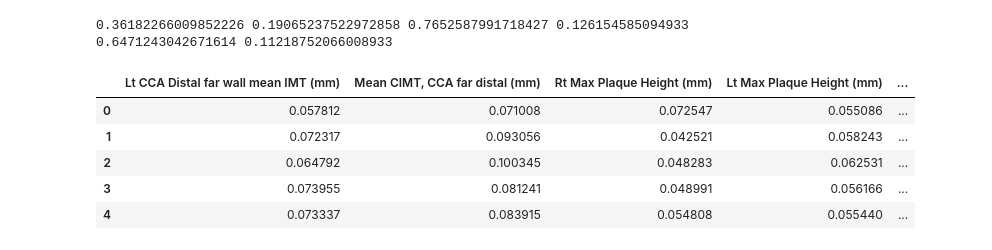
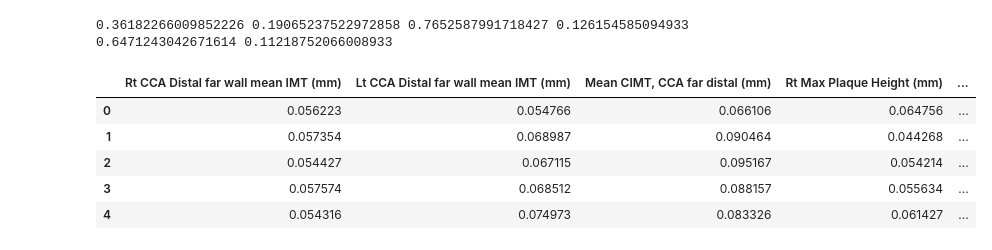
Before and after one commit to ricky-hu/carotid, a Jupyter notebook: classifier.ipynb, the cells around one changed output. Cells and saved outputs as stored; diff of their text form; code cells hidden in the pictures.

```diff
--- a/classifier.ipynb
+++ b/classifier.ipynb
@@ -297,15 +306,15 @@ imagingOnlyResults = rfTest(imagingOnlyFiltered,outcomeColName)
 [figure]
 0.36182266009852226 0.19065237522972858 0.7652587991718427 0.126154585094933 0.6471243042671614 0.11218752066008933
 # %%
-dataTemp = test
+dataTemp = imagingOnlyFiltered
 dataTemp = dataTemp.drop(columns=[outcomeColName])
 featNames = dataTemp.columns.values.tolist()
-featureImps = pd.DataFrame(data=dummy, index=None, columns=featNames)
+featureImps = pd.DataFrame(data=imagingOnlyResults, index=None, columns=featNames)
 featureImps
 # %% [output]
-|  | Lt CCA Distal far wall mean IMT (mm) | Mean CIMT, CCA far distal (mm) | Rt Max Plaque Height (mm) | Lt Max Plaque Height (mm) | ... |
-| 0 | 0.057812 | 0.071008 | 0.072547 | 0.055086 | ... |
-| 1 | 0.072317 | 0.093056 | 0.042521 | 0.058243 | ... |
-| 2 | 0.064792 | 0.100345 | 0.048283 | 0.062531 | ... |
-| 3 | 0.073955 | 0.081241 | 0.048991 | 0.056166 | ... |
-| 4 | 0.073337 | 0.083915 | 0.054808 | 0.055440 | ... |
+|  | Rt CCA Distal far wall mean IMT (mm) | Lt CCA Distal far wall mean IMT (mm) | Mean CIMT, CCA far distal (mm) | Rt Max Plaque Height (mm) | ... |
+| 0 | 0.056223 | 0.054766 | 0.066106 | 0.064756 | ... |
+| 1 | 0.057354 | 0.068987 | 0.090464 | 0.044268 | ... |
+| 2 | 0.054427 | 0.067115 | 0.095167 | 0.054214 | ... |
+| 3 | 0.057574 | 0.068512 | 0.088157 | 0.055634 | ... |
+| 4 | 0.054316 | 0.074973 | 0.083326 | 0.061427 | ... |
```
Also changed, not shown: parts of 1 cell of this notebook, 1 other file.
